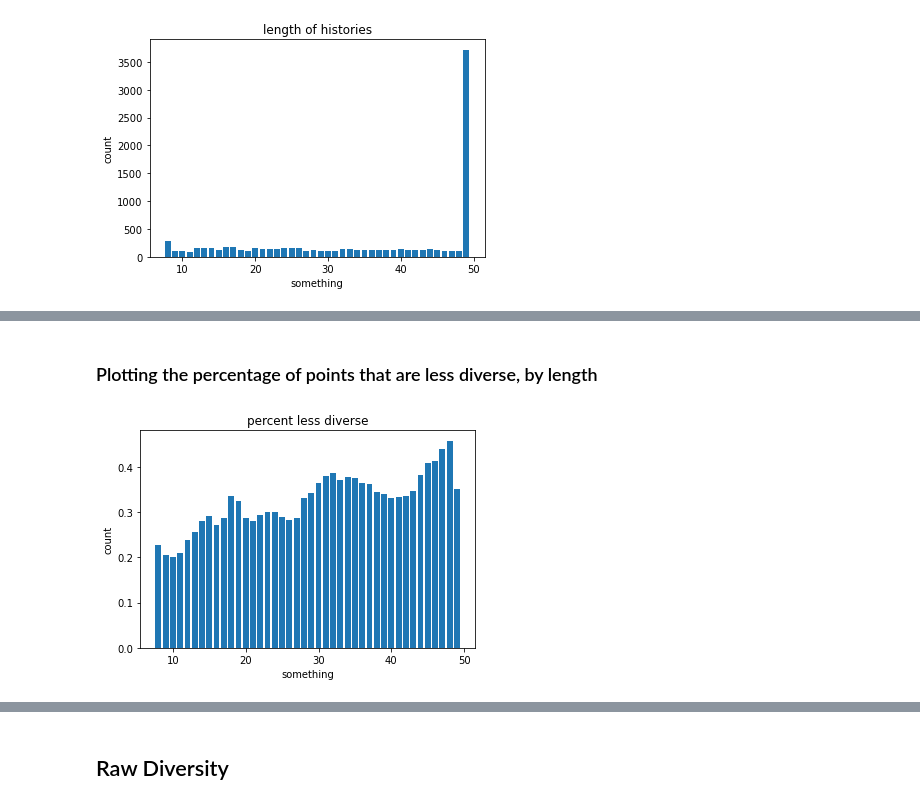
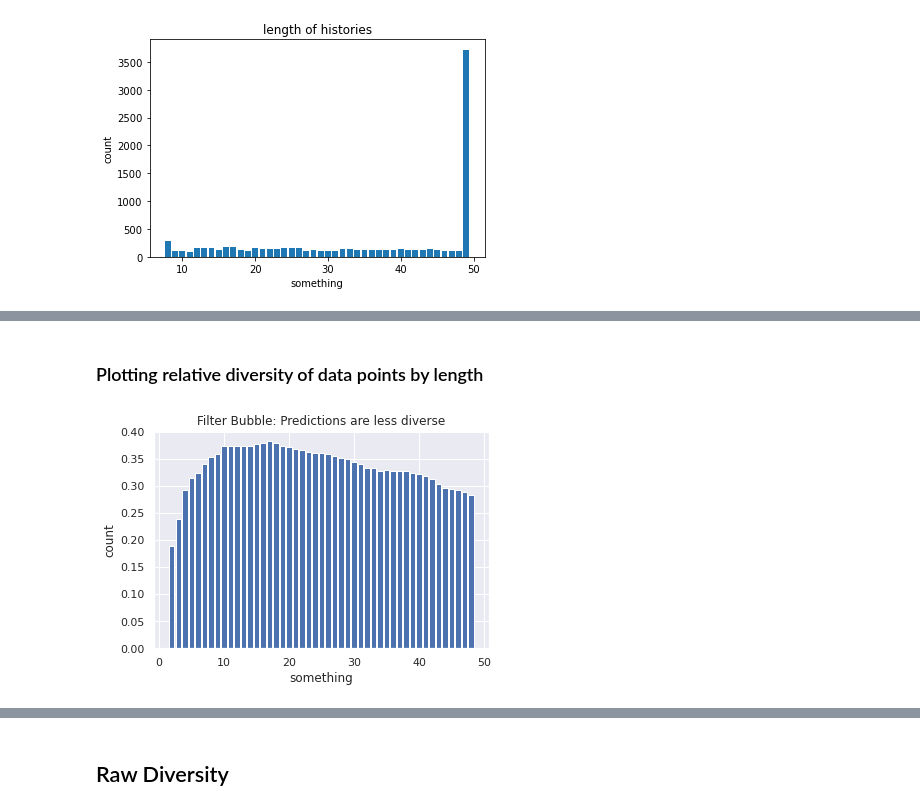
Before and after one commit to vivek2000anand/recsys-filterbubbles, a Jupyter notebook: myang_code_refactor/final_analysis/plotting_filter_bubble_experiments_104k_v3.ipynb, the cells around one changed output, grey strips where cells are left out. Saved outputs shown, nothing was run; the diff lists cells and outputs as text; code cells hidden in the pictures.

Commit message:
completed the bucketed datasets, ready to create graphs for final presentation

```diff
--- a/myang_code_refactor/final_analysis/plotting_filter_bubble_experiments_104k_v3.ipynb
+++ b/myang_code_refactor/final_analysis/plotting_filter_bubble_experiments_104k_v3.ipynb
@@ -202,6 +204,7 @@ defaultdict(<class 'int'>, {8: 1540, 2: 291, 10: 116, 9: 394, 6: 477, 13: 1888,
 # %% [markdown]
 ## Distributions
 # %%
+n = len(prev_comm)
 watch_history_length_counts = Counter(len(x) for x in prev_comm)
 counts = {k: watch_history_length_counts[k] for k in sorted(watch_history_length_counts)}
 assert sum(counts.values()) == n
@@ -217,0 +223,2 @@ assert Counter(len(x) for x in pred_comm) == Counter(len(x) for x in prev_comm)
+# %%
+gt = [pt[1] for pt in valid_data]
@@ -217,0 +227,11 @@ assert Counter(len(x) for x in pred_comm) == Counter(len(x) for x in prev_comm)
+# %%
+hm = defaultdict(list)
+for i in range(n):
+    curr_len = len(prev_comm[i])
+    label = gt[i]
+    if label in predictions[i][:10]:
+        hm[curr_len].append(1)
+    else:
+        hm[curr_len].append(0)
+for k, v in hm.items():
+    hm[k] = sum(v) / len(v)
@@ -218,20 +247,22 @@ assert Counter(len(x) for x in pred_comm) == Counter(len(x) for x in prev_comm)
 # %% [markdown]
-### Plotting the percentage of points that are less diverse, by length
+### Plotting relative diversity of data points by length
 # %%
-diversity_metric = num_unique
+diversity_metric = gini_simpson_index
 # %%
 hm = defaultdict(list)
 
 for i in range(len(prev_comm)):
     c1, c2 = prev_comm[i], pred_comm[i]
-    for j in range(len(c1)):
-        if diversity_metric(list(reversed(c1))[:j], community_dict) < diversity_metric(c2[:j], community_dict):
-            hm[len(c1)].append(1)
+    for j in range(2, len(c1)):
+        if diversity_metric(c1[-j:], community_dict) > diversity_metric(c2[:j], community_dict):
+            hm[j].append(1)
         else:
-            hm[len(c1)].append(0)
+            hm[j].append(0)
 
 for k in hm:
     hm[k] = sum(hm[k]) /  len(hm[k])
-plot_counts(hm, 'percent less diverse')
+plot_counts(hm, 'Filter Bubble: Predictions are less diverse')
+
+hm_pred_is_less_diverse = hm
 # %% [output]
-[figure, old version]
+[figure, new version]
```
Also changed, not shown: parts of 54 cells of this notebook, 16 other files.
